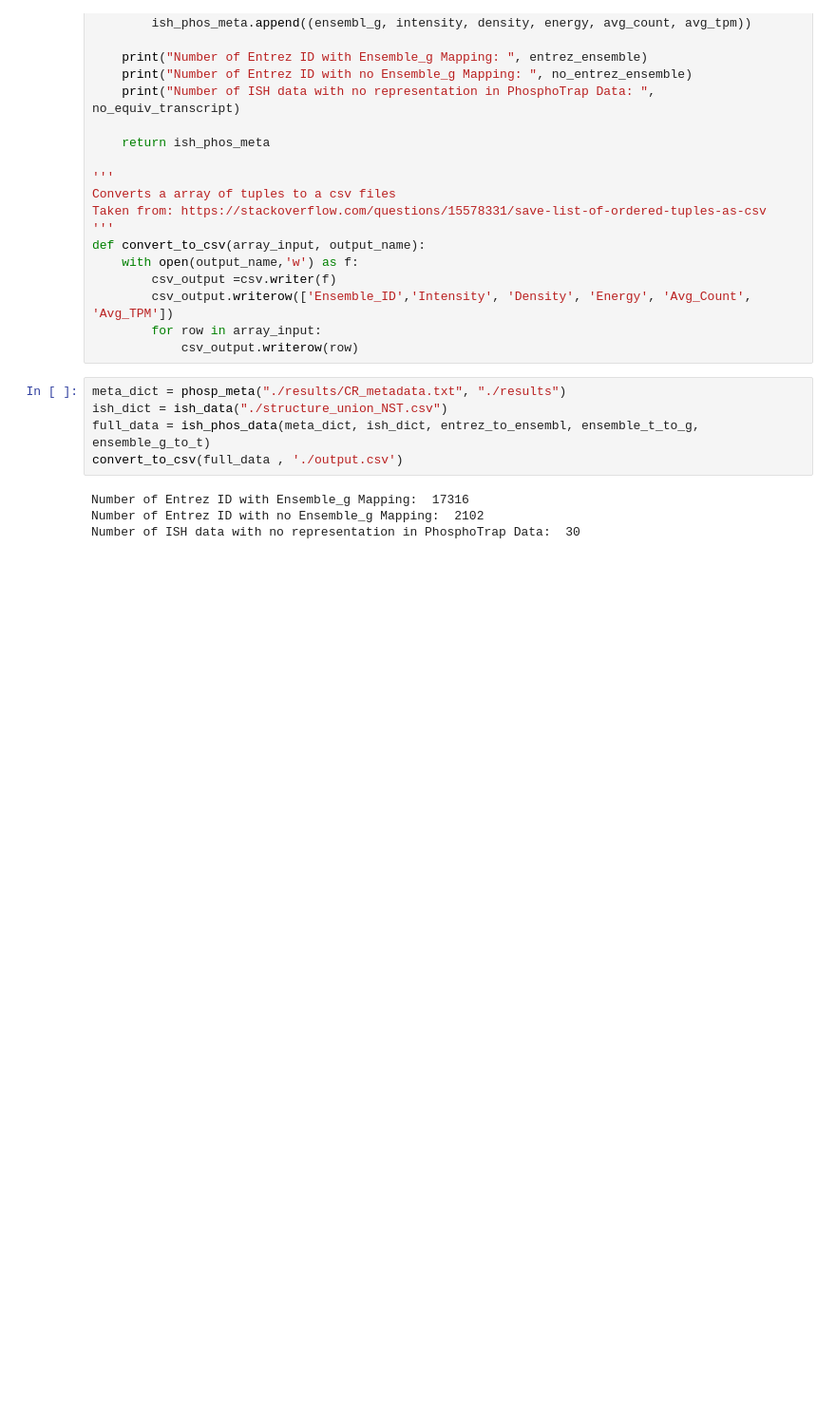
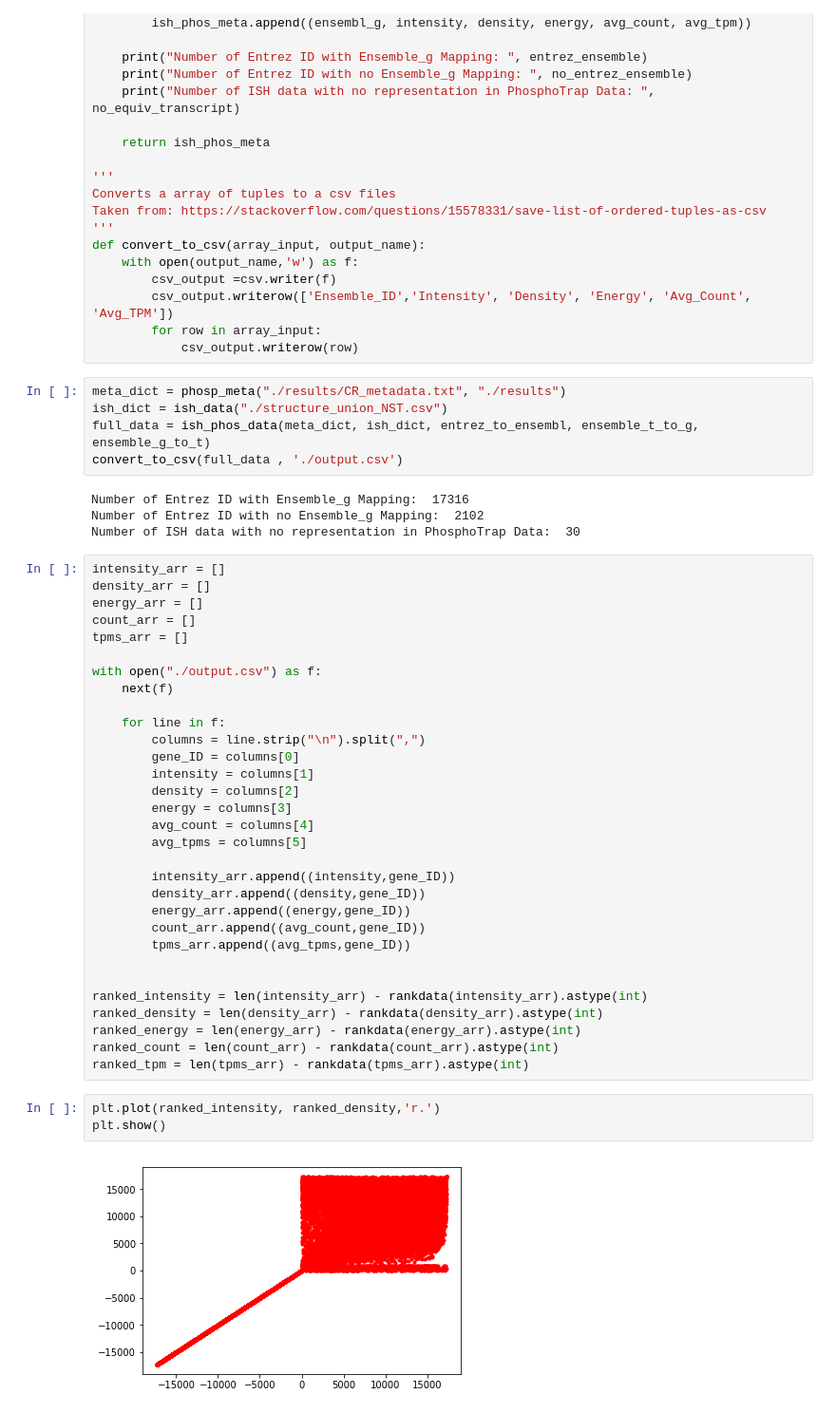
Before and after one commit to Jacky96Cheung/COMS4761_Project, a Jupyter notebook: Notebook.ipynb, the cells around one changed output. Shown at 95% size. Saved outputs shown, nothing was run; the diff lists cells and outputs as text; blank space fills up the shorter version.

Commit message:
Ranked plots added

```diff
--- a/Notebook.ipynb
+++ b/Notebook.ipynb
@@ -209,3 +212,39 @@ convert_to_csv(full_data , './output.csv')
 Number of Entrez ID with Ensemble_g Mapping:  17316
 Number of Entrez ID with no Ensemble_g Mapping:  2102
 Number of ISH data with no representation in PhosphoTrap Data:  30
+# %%
+intensity_arr = []
+density_arr = []
+energy_arr = []
+count_arr = []
+tpms_arr = []
+
+with open("./output.csv") as f:
+    next(f)
+
+    for line in f:
+        columns = line.strip("\n").split(",")
+        gene_ID = columns[0]
+        intensity = columns[1]
+        density = columns[2]
+        energy = columns[3]
+        avg_count = columns[4]
+        avg_tpms = columns[5]
+
+        intensity_arr.append((intensity,gene_ID))
+        density_arr.append((density,gene_ID))
+        energy_arr.append((energy,gene_ID))
+        count_arr.append((avg_count,gene_ID))
+        tpms_arr.append((avg_tpms,gene_ID))
+
+
+ranked_intensity = len(intensity_arr) - rankdata(intensity_arr).astype(int)
+ranked_density = len(density_arr) - rankdata(density_arr).astype(int)
+ranked_energy = len(energy_arr) - rankdata(energy_arr).astype(int)
+ranked_count = len(count_arr) - rankdata(count_arr).astype(int)
+ranked_tpm = len(tpms_arr) - rankdata(tpms_arr).astype(int)
+# %%
+plt.plot(ranked_intensity, ranked_density,'r.')
+plt.show()
+# %% [output]
+[figure, added]
```
Also changed, not shown: parts of 11 cells of this notebook.
